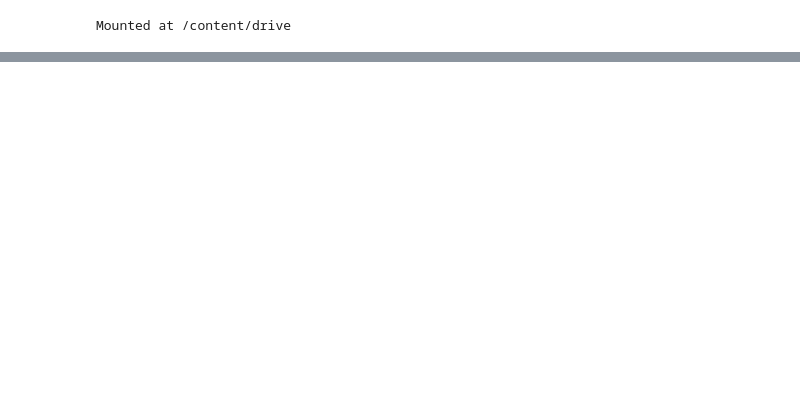
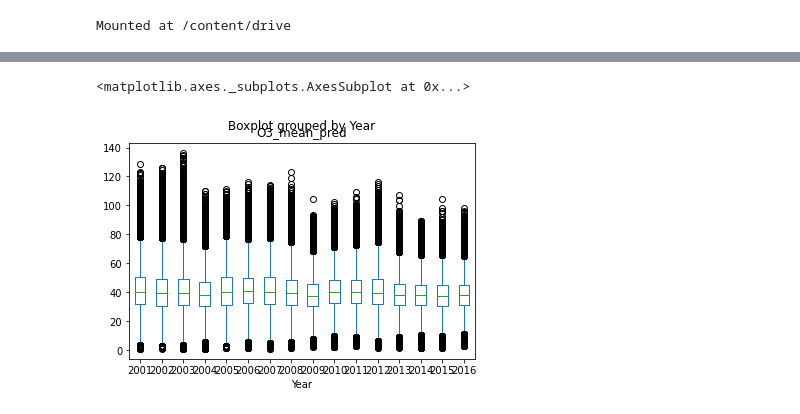
Before and after one commit to cbeckler/eco_cancer_incidence_rates, a Jupyter notebook: Ozone.ipynb, the cells around one changed output, grey strips where cells are left out. Saved outputs shown, nothing was run; the diff lists cells and outputs as text; code cells hidden in the pictures; blank space fills up the shorter version.

```diff
--- a/Ozone.ipynb
+++ b/Ozone.ipynb
@@ -97,3 +207,8 @@ df_cancer.head()
+# %%
+ozone_df.boxplot(by = 'Year', column=['O3_mean_pred'], grid= False)
+# %% [output]
+<matplotlib.axes._subplots.AxesSubplot at 0x...>
+[figure, added]
 # %%
 # Remove years after 2014
 ozone_df= ozone_df[ozone_df['Year']<=2014]
```
Also changed, not shown: parts of 25 cells of this notebook.
